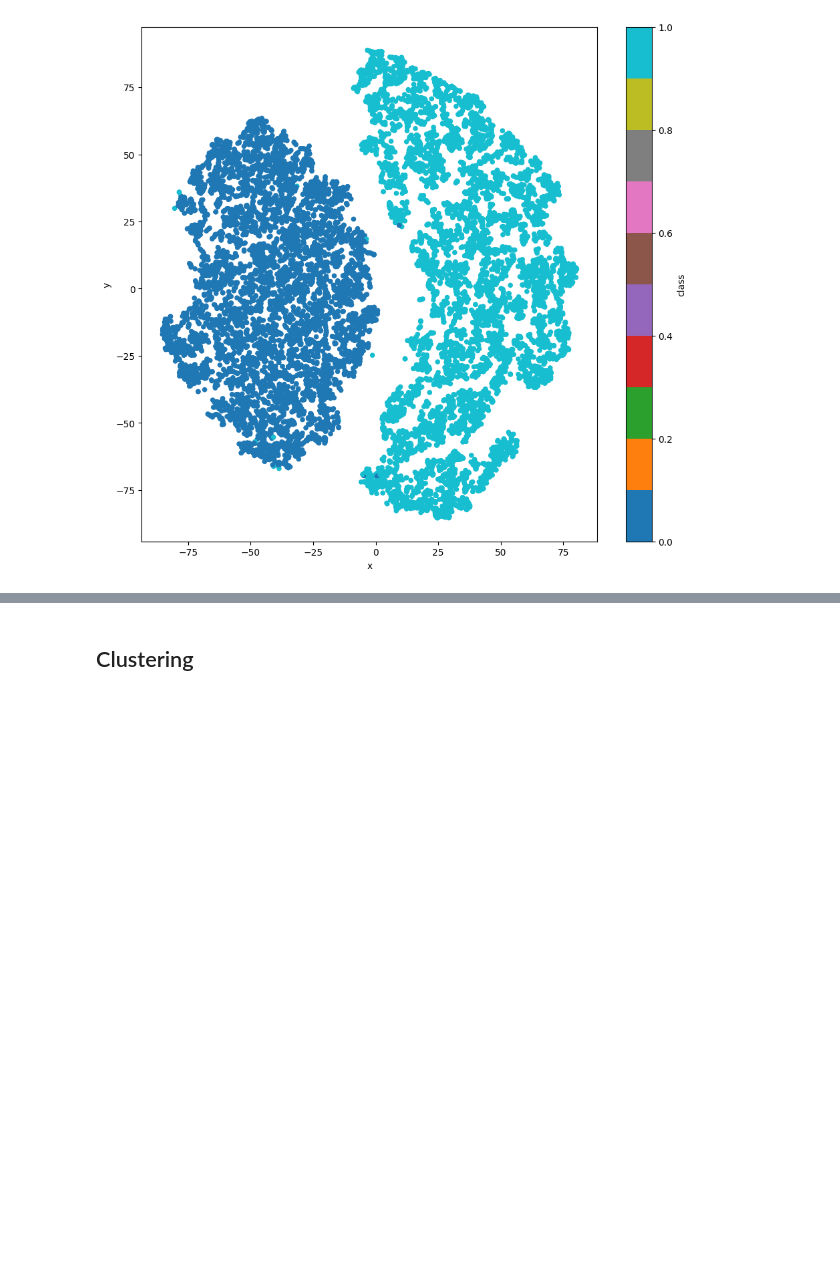
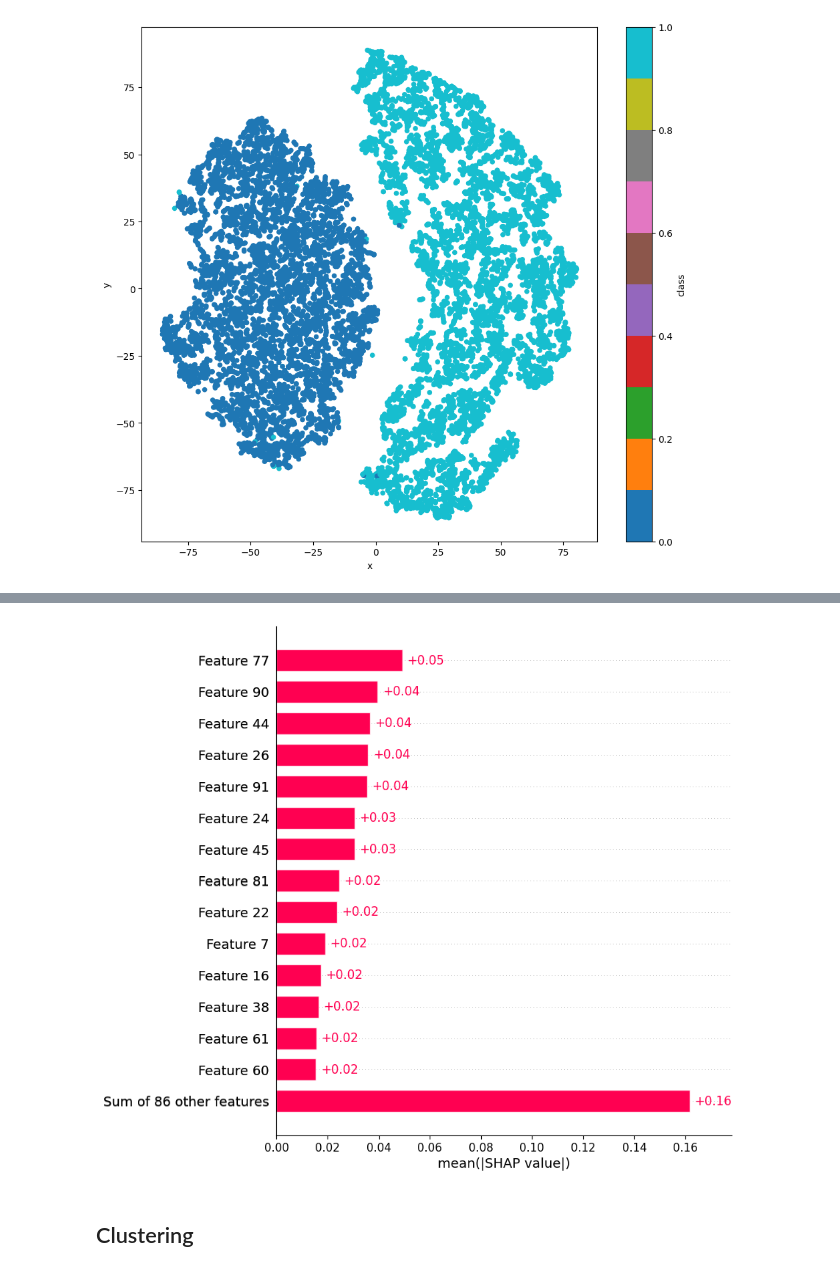
Before and after one commit to c1014695Newcastle/PyTorchJacard, a Jupyter notebook: Model.ipynb, the cells around one changed output, grey strips where cells are left out. Saved outputs shown, nothing was run; the diff lists cells and outputs as text; code cells hidden in the pictures; blank space fills up the shorter version.

```diff
--- a/Model.ipynb
+++ b/Model.ipynb
@@ -445,3 +514,7 @@ shap_values_2d_df.plot.scatter(
+# %%
+shap.plots.bar(shap.Explanation(shap_values_third_layer), max_display=15)
+# %% [output]
+[figure, added]
 # %% [markdown]
 ## Clustering
 # %%
```
Also changed, not shown: parts of 29 cells of this notebook, 5 other files.
